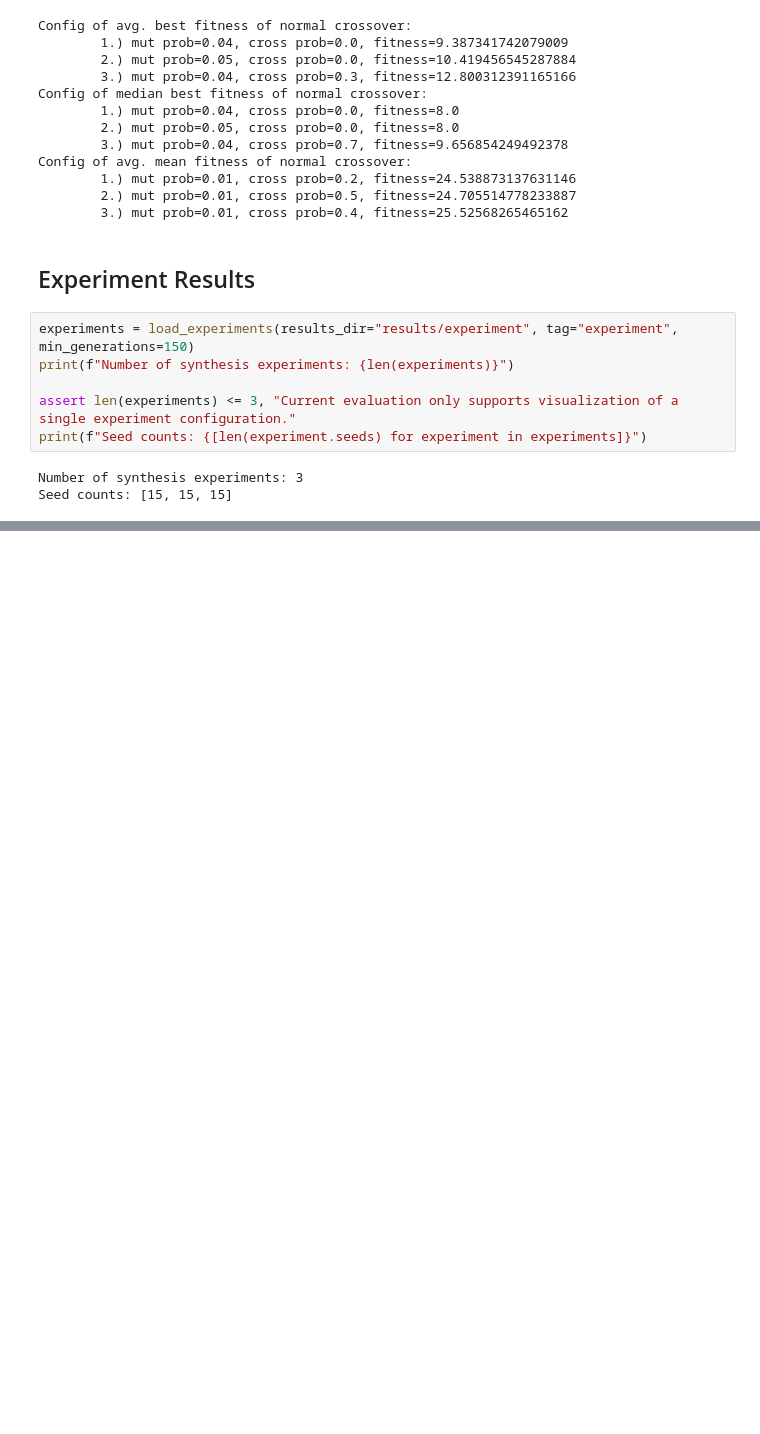
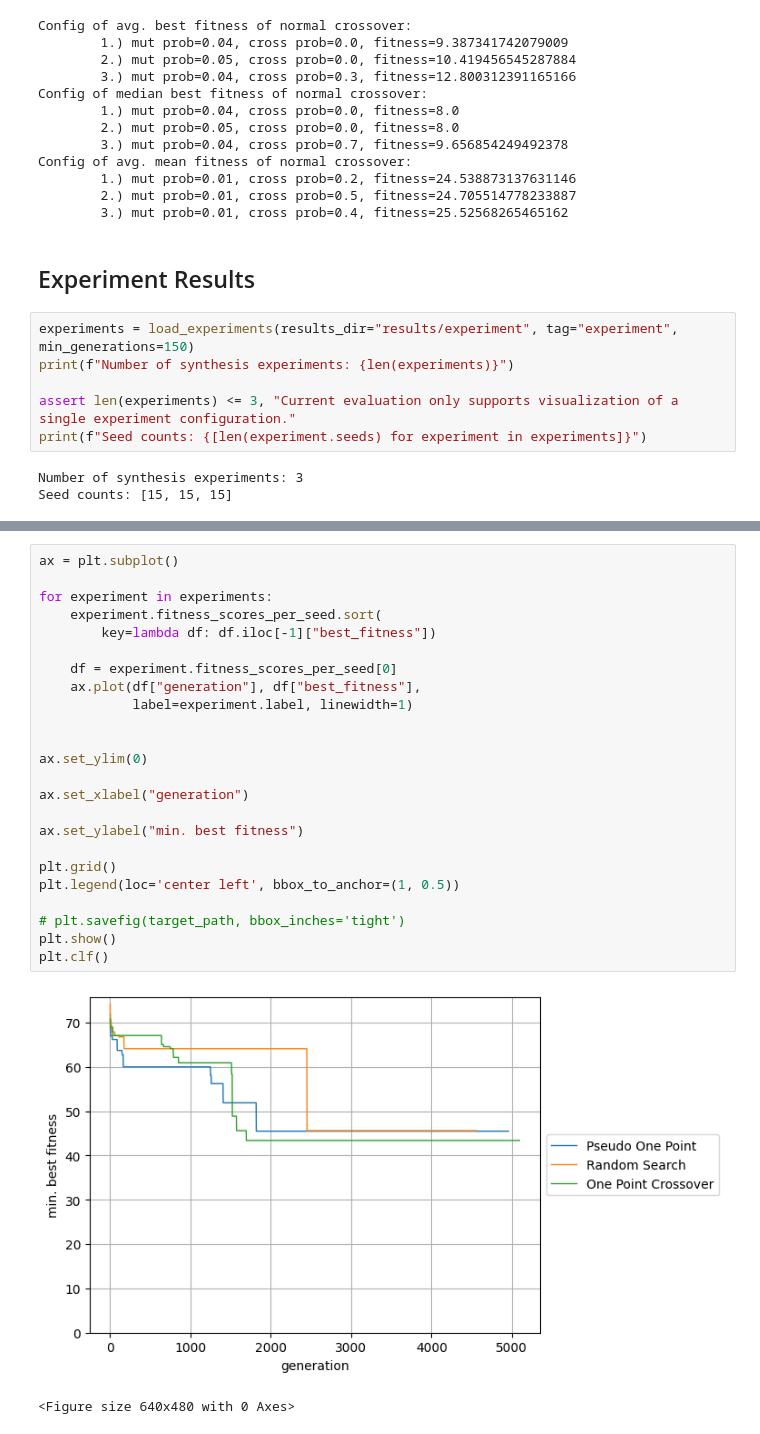
Before and after one commit to westoun/crossover-evaluation, a Jupyter notebook: evaluation.ipynb, the cells around one changed output, grey strips where cells are left out. Cells and saved outputs as stored; diff of their text form; blank space fills up the shorter version.

Commit message:
Add plot of best run per fitness

```diff
--- a/evaluation.ipynb
+++ b/evaluation.ipynb
@@ -434 +434,28 @@ Avg. mean fitness scores:
 <Figure size 640x480 with 0 Axes>
+# %%
+ax = plt.subplot()
+
+for experiment in experiments:
+    experiment.fitness_scores_per_seed.sort(
+        key=lambda df: df.iloc[-1]["best_fitness"])
+
+    df = experiment.fitness_scores_per_seed[0]
+    ax.plot(df["generation"], df["best_fitness"],
+            label=experiment.label, linewidth=1)
+
+
+ax.set_ylim(0)
+
+ax.set_xlabel("generation")
+
+ax.set_ylabel("min. best fitness")
+
+plt.grid()
+plt.legend(loc='center left', bbox_to_anchor=(1, 0.5))
+
+# plt.savefig(target_path, bbox_inches='tight')
+plt.show()
+plt.clf()
+# %% [output]
+[figure, added]
+<Figure size 640x480 with 0 Axes>
```
Also changed, not shown: parts of 4 cells of this notebook.
